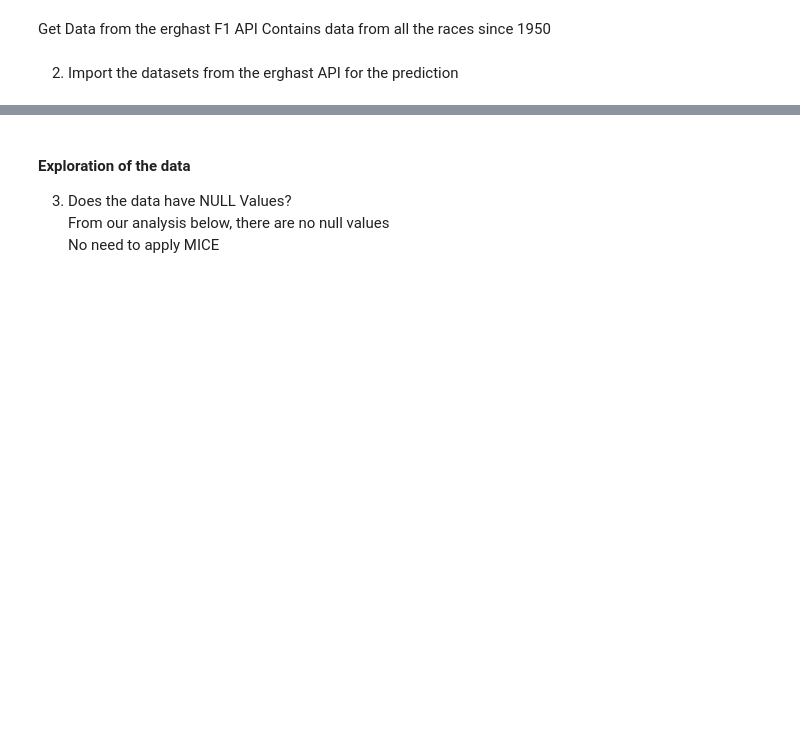
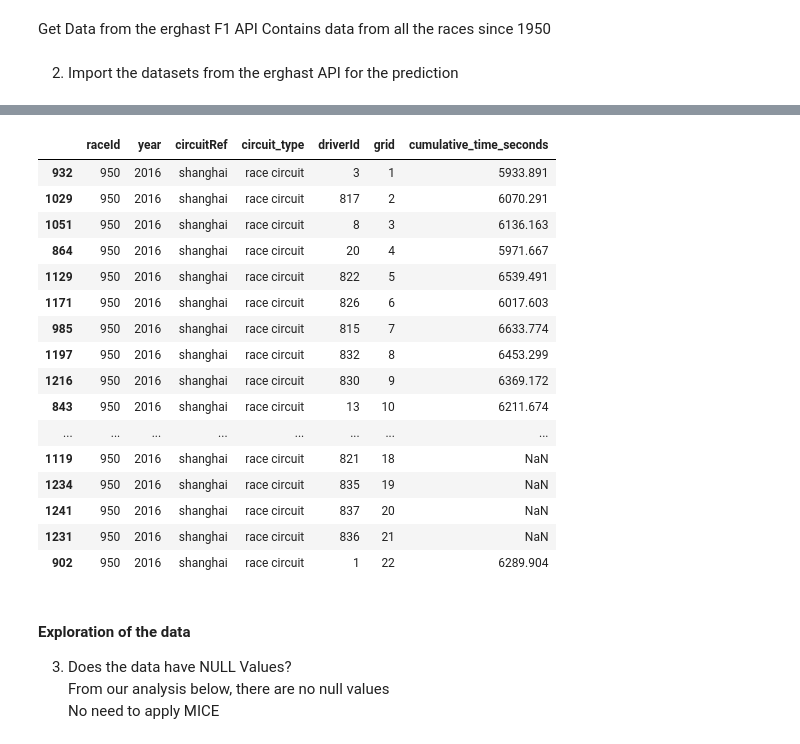
Before and after one commit to rameloa/School, a Jupyter notebook: 860AcquisitionManagementofData/Project/Code2.ipynb, the cells around one changed output, grey strips where cells are left out. Cells and saved outputs as stored; diff of their text form; code cells hidden in the pictures; blank space fills up the shorter version.

```diff
--- a/860AcquisitionManagementofData/Project/Code2.ipynb
+++ b/860AcquisitionManagementofData/Project/Code2.ipynb
@@ -40,53 +40,36 @@ df = df.drop(columns=['url_x','url_y','number'])
 # distinct_raceyear_df = df.drop_duplicates(subset='year').sort_values(by='year', ascending=False)
 df_new_merged = pd.merge(df, results, on=['driverId','raceId'], how='inner')
 df_new_merged1 = pd.merge(df_new_merged, driver_standings, on=['driverId','raceId'], how='inner')
-df_new_merged1 = pd.merge(df_new_merged, circuits, on=['circuitId'], how='inner')
+df_new_merged = pd.merge(df_new_merged, circuits, on=['circuitId'], how='inner')
 # df_new_merged = pd.merge(df_new_merged, qualifying, on=['driverId','raceId'], how='inner')
 # df_new_merged = pd.merge(df_new_merged, lap_times, on=['driverId','raceId'], how='inner')
 
 condition1 = df_new_merged['year'] >= 2016
 condition2 = df_new_merged['year'] <= 2023
 df_new_merged1 = df_new_merged[condition1 & condition2 ]
+print(df_new_merged1.columns)
+df_new_merged1.to_csv('all.csv')
+def convert_new_time_to_seconds_v4(time_str):
+    if time_str == '\\N':
+        return np.nan
+    try:
+        # Split by colon and reverse the list to start with seconds and go backwards to minutes, hours, etc.
+        time_parts = list(map(float, time_str.split(':')))[::-1]
+        # Convert parts to seconds: seconds, minutes to seconds, hours to seconds
+        total_seconds = sum(time_part * (60 ** index) for index, time_part in enumerate(time_parts))
+        return total_seconds
+    except ValueError:
+        return np.nan
 
-# Creating dummy variables for the 'product' column
-# dummies = pd.get_dummies(df_new_merged1['circuit_type'], prefix='product')
+# Apply the function to the 'new_time' column
+df_new_merged1['new_time_seconds'] = df_new_merged1['time'].replace('\+', '', regex=True).apply(convert_new_time_to_seconds_v4)
+# df_new_merged1[df_new_merged1['raceId']== 948].sort_values(by=['raceId', 'positionOrder'])
+df_cleaned = df_new_merged1[['raceId','year','round','circuitRef','circuit_type','driverId','grid','position','positionOrder','time','new_time_seconds']]
+df_cleaned = df_cleaned.drop_duplicates()
+# df_cleaned['cumulative_time_seconds'] = df_cleaned.groupby(['raceId', 'positionOrder'])['new_time_seconds'].transform(lambda x: x.cumsum())
+df_cleaned.sort_values(by=['raceId', 'positionOrder'], inplace=True)
+df_cleaned['cumulative_time_seconds'] = df_cleaned.groupby('raceId')['new_time_seconds'].cumsum()
+df_cleaned = df_cleaned[['raceId','year','circuitRef','circuit_type','driverId','grid','cumulative_time_seconds']]
 
-# Concatenate the dummy variables with the original DataFrame
-# df_new_merged1 = pd.concat([df_new_merged1, dummies], axis=1)
-def time_to_seconds(time_str):
-    # Check if the input is a string and contains the expected ':' character
-    if pd.isna(time_str) or ':' not in time_str:
-        return None  # Return None for missing or malformed data
-
-    # Try to split the time string and convert to seconds
-    try:
-        minutes, seconds = time_str.split(':')
-        return int(minutes) * 60 + float(seconds)
-    except ValueError:
-        return None
-
-# Apply the function to the column
-df_new_merged1['time'] = df_new_merged1['time'].replace({'\\N': np.nan})
-# df_new_merged1['time'] = df_new_merged1['time'].fillna(0)
-df_new_merged1['new_time'] = df_new_merged1['time'].replace('\+', '', regex=True)
-df_new_merged1['new_time'] = df_new_merged1['new_time'].apply(time_to_seconds)
-df_new_merged1.dtypes
-df_new_merged1['cum']= df_new_merged1.groupby(['raceId', 'driverId'])['new_time'].cumsum()
-# df_new_merged1['cumulative_time_seconds'] = df_new_merged1.groupby(['raceId','positionOrder']).apply(lambda x: x.sort_values(by='positionOrder')['new_time'].cumsum()).reset_index(level=0, drop=True)
-df_new_merged1.to_csv('merged_df.csv')
-
-# df_new_merged1['time'] = df_new_merged1['new_time'].apply(time_to_seconds)
-# df_new_merged1.to_csv('merged_df.csv')
-# df_new_merged1['cumulative_time_seconds'] = df_new_merged1.groupby(['raceId', 'year']).apply(lambda x: x.sort_values(by='positionOrder')['new_time'].cumsum()).reset_index(level=0, drop=True)
-# df_new_merged1['cumulative_time_seconds'] = df_new_merged1['cumulative_time_seconds'].dt.total_seconds()
-
-
-
-# # df_new_merged['lapTime'] = df_new_merged['lapTime'].apply(time_to_seconds)
-# # df_new_merged['totalPitDuration'] = df_new_merged['duration'].apply(time_to_seconds)
-# # df_new_merged['positionOrder'] = pd.to_numeric(df_new_merged['positionOrder'], errors='coerce')
-# # df_new_merged['fastestLapSpeed'] = pd.to_numeric(df_new_merged['fastestLapSpeed'], errors='coerce')
-
-# # # df_new_merged = df_new_merged.fillna(0)
-# # df_new_merged.columns
+df_cleaned[df_cleaned['raceId']== 950].sort_values(by=['raceId','grid'])
 # %% [output]
@@ -113,3 +92,20 @@ See the caveats in the documentation: https://pandas.pydata.org/pandas-docs/stab
+|  | raceId | year | circuitRef | circuit_type | driverId | grid | cumulative_time_seconds |
+| 932 | 950 | 2016 | shanghai | race circuit | 3 | 1 | 5933.891 |
+| 1029 | 950 | 2016 | shanghai | race circuit | 817 | 2 | 6070.291 |
+| 1051 | 950 | 2016 | shanghai | race circuit | 8 | 3 | 6136.163 |
+| 864 | 950 | 2016 | shanghai | race circuit | 20 | 4 | 5971.667 |
+| 1129 | 950 | 2016 | shanghai | race circuit | 822 | 5 | 6539.491 |
+| 1171 | 950 | 2016 | shanghai | race circuit | 826 | 6 | 6017.603 |
+| 985 | 950 | 2016 | shanghai | race circuit | 815 | 7 | 6633.774 |
+| 1197 | 950 | 2016 | shanghai | race circuit | 832 | 8 | 6453.299 |
+| 1216 | 950 | 2016 | shanghai | race circuit | 830 | 9 | 6369.172 |
+| 843 | 950 | 2016 | shanghai | race circuit | 13 | 10 | 6211.674 |
+| ... | ... | ... | ... | ... | ... | ... | ... |
+| 1119 | 950 | 2016 | shanghai | race circuit | 821 | 18 | NaN |
+| 1234 | 950 | 2016 | shanghai | race circuit | 835 | 19 | NaN |
+| 1241 | 950 | 2016 | shanghai | race circuit | 837 | 20 | NaN |
+| 1231 | 950 | 2016 | shanghai | race circuit | 836 | 21 | NaN |
+| 902 | 950 | 2016 | shanghai | race circuit | 1 | 22 | 6289.904 |
 # %% [markdown]
 #### Exploration of the data
 3. Does the data have NULL Values?
```
Also changed, not shown: parts of 1 cell of this notebook, 4 other files.
